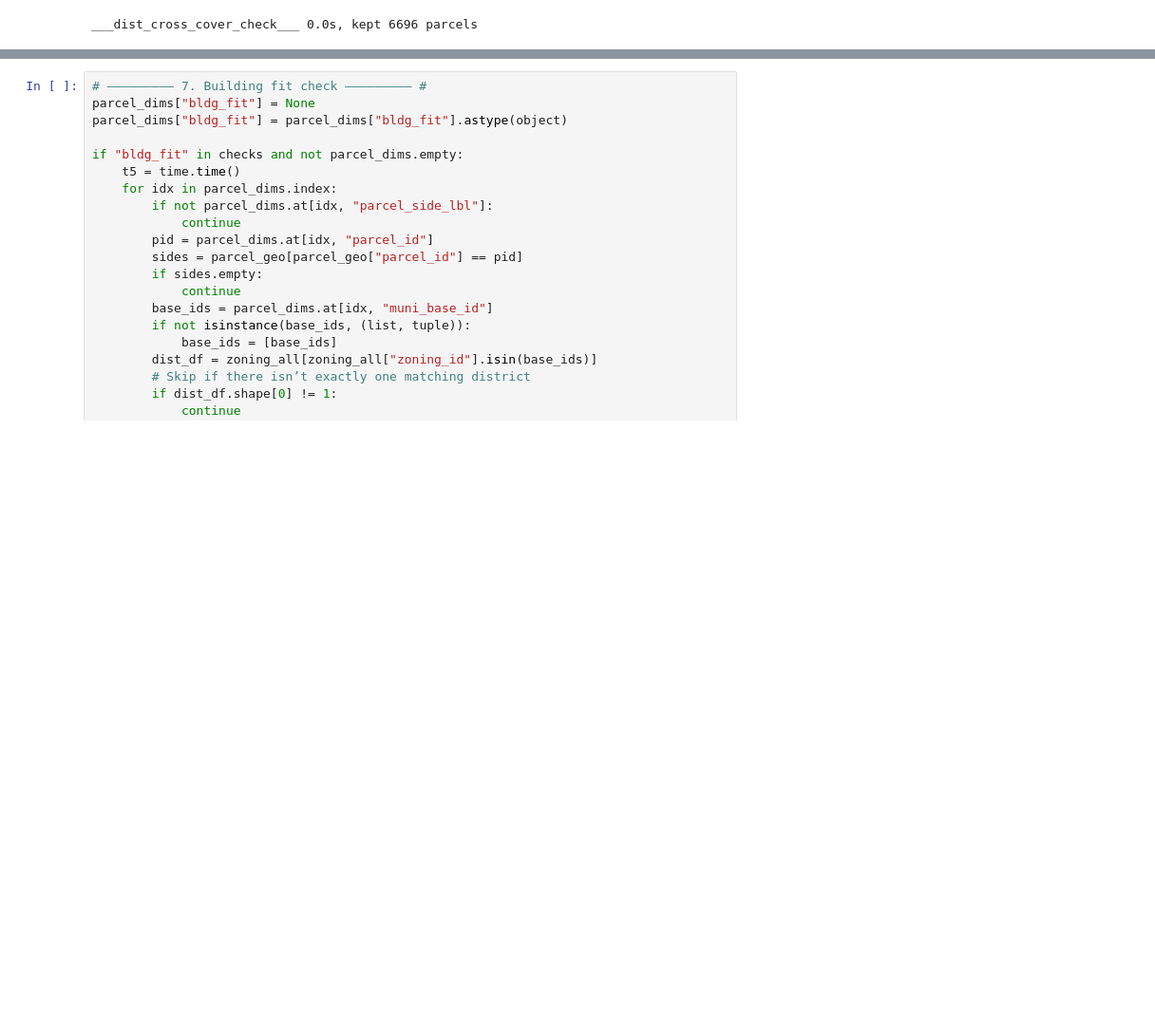
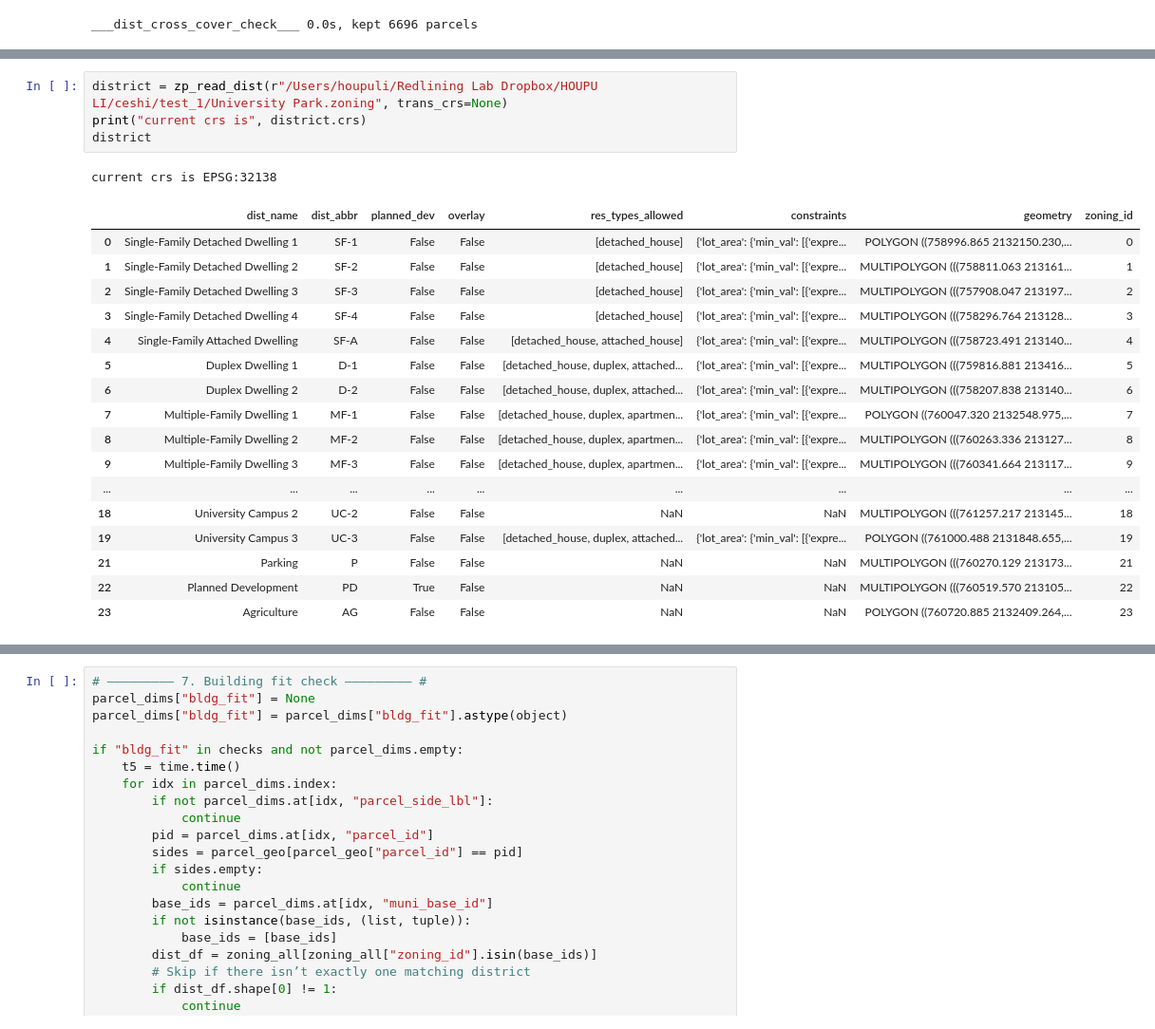
Before and after one commit to vibe-lab-gsd/zonepy, a Jupyter notebook: examples.ipynb, the cells around one changed output, grey strips where cells are left out. Shown at 95% size. Cells and saved outputs as stored; diff of their text form; blank space fills up the shorter version.

```diff
--- a/examples.ipynb
+++ b/examples.ipynb
@@ -899,0 +1020,23 @@ ___side_label_check___ 0.0s
+# %%
+district = zp_read_dist(r"/Users/houpuli/Redlining Lab Dropbox/HOUPU LI/ceshi/test_1/University Park.zoning", trans_crs=None)
+print("current crs is", district.crs)
+district
+# %% [output]
+current crs is EPSG:32138
+|  | dist_name | dist_abbr | planned_dev | overlay | res_types_allowed | constraints | geometry | zoning_id |
+| 0 | Single-Family Detached Dwelling 1 | SF-1 | False | False | [detached_house] | {'lot_area': {'min_val': [{'expre... | POLYGON ((758996.865 2132150.230,... | 0 |
+| 1 | Single-Family Detached Dwelling 2 | SF-2 | False | False | [detached_house] | {'lot_area': {'min_val': [{'expre... | MULTIPOLYGON (((758811.063 213161... | 1 |
+| 2 | Single-Family Detached Dwelling 3 | SF-3 | False | False | [detached_house] | {'lot_area': {'min_val': [{'expre... | MULTIPOLYGON (((757908.047 213197... | 2 |
+| 3 | Single-Family Detached Dwelling 4 | SF-4 | False | False | [detached_house] | {'lot_area': {'min_val': [{'expre... | MULTIPOLYGON (((758296.764 213128... | 3 |
+| 4 | Single-Family Attached Dwelling | SF-A | False | False | [detached_house, attached_house] | {'lot_area': {'min_val': [{'expre... | MULTIPOLYGON (((758723.491 213140... | 4 |
+| 5 | Duplex Dwelling 1 | D-1 | False | False | [detached_house, duplex, attached... | {'lot_area': {'min_val': [{'expre... | MULTIPOLYGON (((759816.881 213416... | 5 |
+| 6 | Duplex Dwelling 2 | D-2 | False | False | [detached_house, duplex, attached... | {'lot_area': {'min_val': [{'expre... | MULTIPOLYGON (((758207.838 213140... | 6 |
+| 7 | Multiple-Family Dwelling 1 | MF-1 | False | False | [detached_house, duplex, apartmen... | {'lot_area': {'min_val': [{'expre... | POLYGON ((760047.320 2132548.975,... | 7 |
+| 8 | Multiple-Family Dwelling 2 | MF-2 | False | False | [detached_house, duplex, apartmen... | {'lot_area': {'min_val': [{'expre... | MULTIPOLYGON (((760263.336 213127... | 8 |
+| 9 | Multiple-Family Dwelling 3 | MF-3 | False | False | [detached_house, duplex, apartmen... | {'lot_area': {'min_val': [{'expre... | MULTIPOLYGON (((760341.664 213117... | 9 |
+| ... | ... | ... | ... | ... | ... | ... | ... | ... |
+| 18 | University Campus 2 | UC-2 | False | False | NaN | NaN | MULTIPOLYGON (((761257.217 213145... | 18 |
+| 19 | University Campus 3 | UC-3 | False | False | [detached_house, duplex, attached... | {'lot_area': {'min_val': [{'expre... | POLYGON ((761000.488 2131848.655,... | 19 |
+| 21 | Parking | P | False | False | NaN | NaN | MULTIPOLYGON (((760270.129 213173... | 21 |
+| 22 | Planned Development | PD | True | False | NaN | NaN | MULTIPOLYGON (((760519.570 213105... | 22 |
+| 23 | Agriculture | AG | False | False | NaN | NaN | POLYGON ((760720.885 2132409.264,... | 23 |
```
Also changed, not shown: parts of 16 cells of this notebook, 2 other files.
